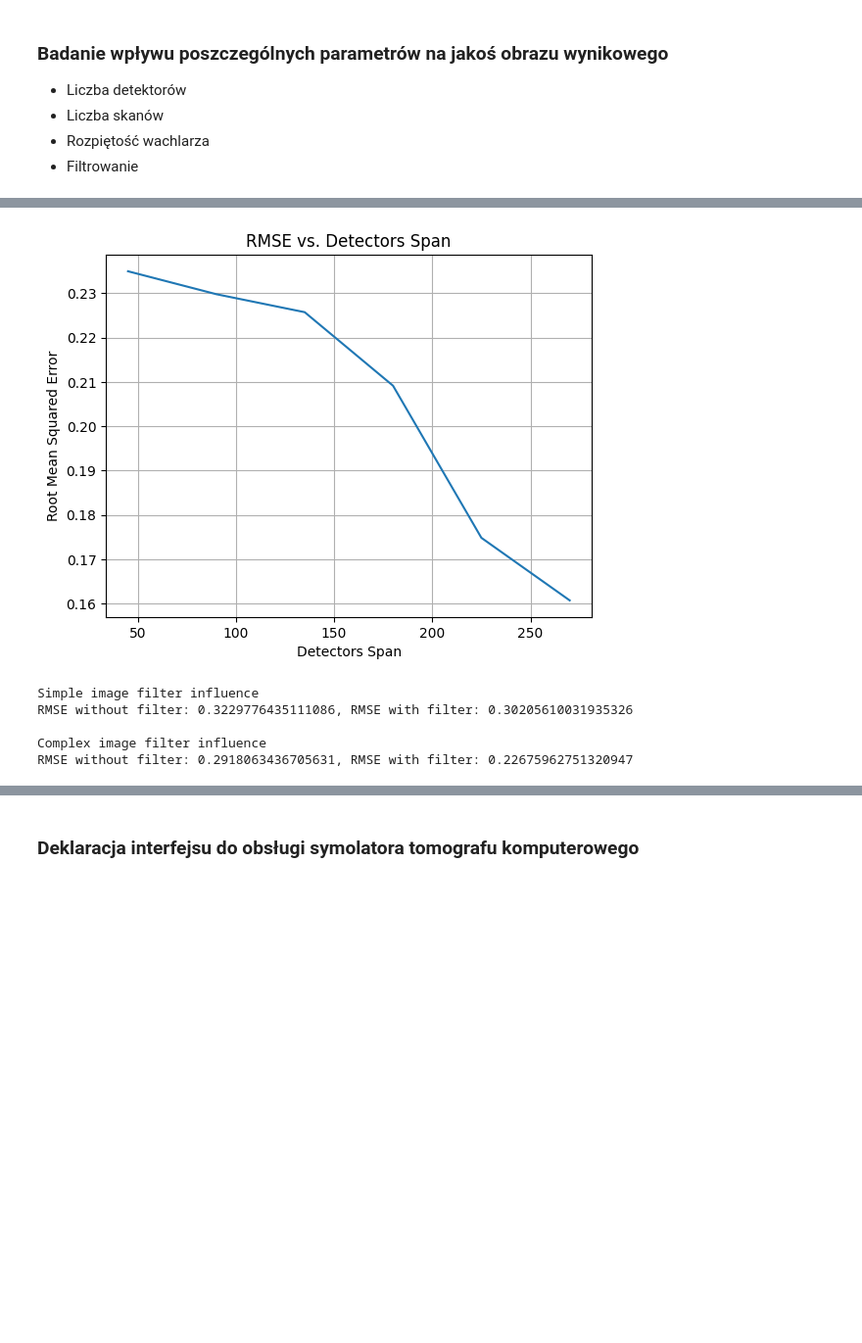
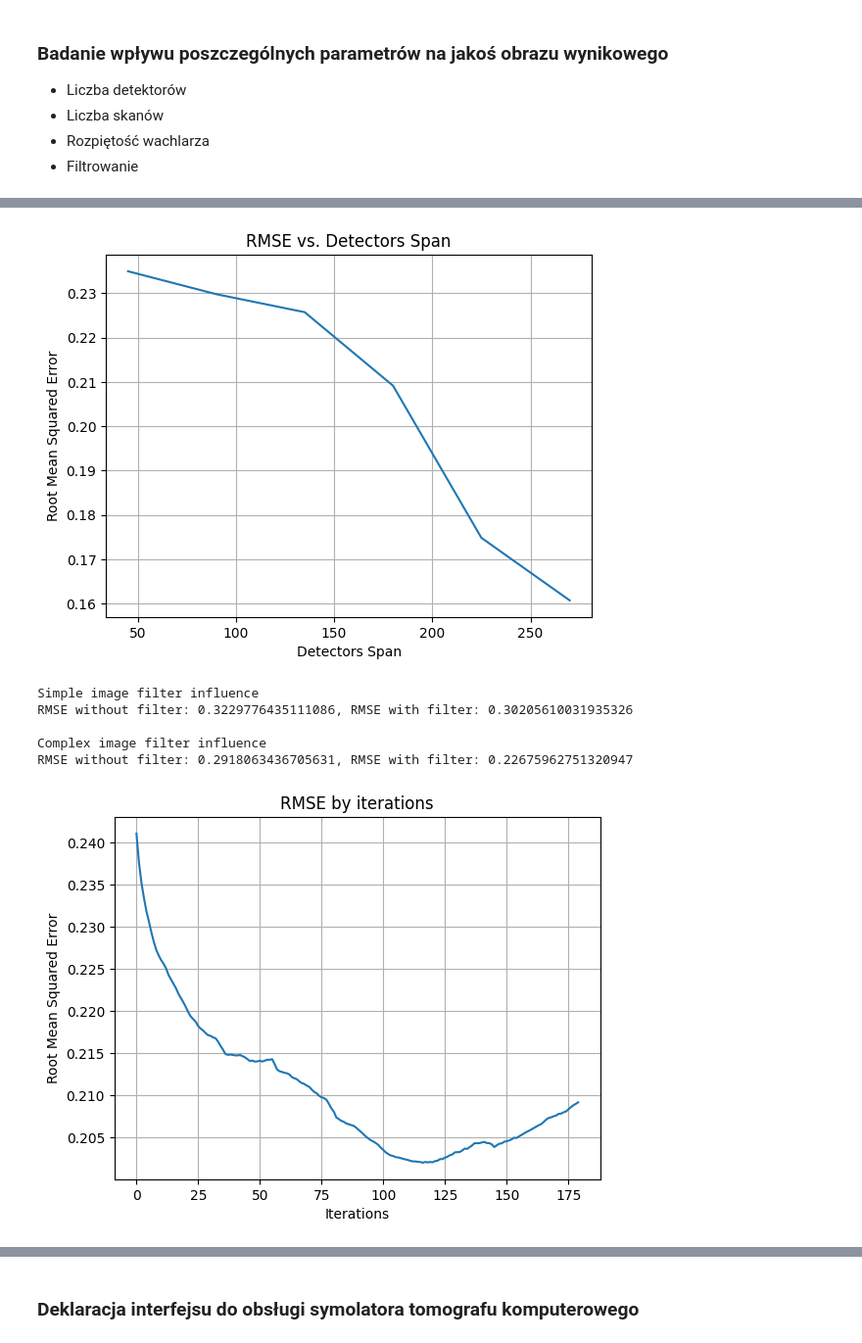
Before and after one commit to Mikokii/Tomograph-Simulator, a Jupyter notebook: tomograph_simulator.ipynb, the cells around one changed output, grey strips where cells are left out. Shown at 98% size. Cells and saved outputs as stored; diff of their text form; code cells hidden in the pictures; blank space fills up the shorter version.

```diff
--- a/tomograph_simulator.ipynb
+++ b/tomograph_simulator.ipynb
@@ -576,33 +576,57 @@ step = 1
 detectors_span = 270
 detectors_number = 360
 
 sinogram, resized_shape = radonTransform(bitmap, step, detectors_span, detectors_number)
 
 inversed_bitmap = inverseRadonTransform(sinogram, resized_shape, detectors_span)
 inversed_bitmap = cropToOriginal(inversed_bitmap, original_shape_a, original_shape_b)
 normalized_inversed_bitmap = normalizeImage(inversed_bitmap)
 
 sinogram_cp = sinogram.copy()
 sinogram_filtered = filtering(sinogram_cp, 21)
 
 inversed_bitmap_filtered = inverseRadonTransform(sinogram_filtered, resized_shape, detectors_span)
 inversed_bitmap_filtered = cropToOriginal(inversed_bitmap_filtered, original_shape_a, original_shape_b)
 normalized_inversed_bitmap_filtered = normalizeImage(inversed_bitmap_filtered)
 
 rmse_no_filter = rootMeanSquaredError(bitmap, normalized_inversed_bitmap)
 rmse_filter = rootMeanSquaredError(bitmap, normalized_inversed_bitmap_filtered)
 
 print('Complex image filter influence')
 print(f'RMSE without filter: {rmse_no_filter}, RMSE with filter: {rmse_filter}\n')
+
+# RMSE by iteration
+
+span_range = range(45, 271, 45)
+rmse_iterations = []
+
+sinogram, resized_shape = radonTransform(bitmap, default_step, default_detectors_span, default_detectors_number)
+
+sinogram = filtering(sinogram, 21)
+
+inversed_bitmap = inverseRadonTransform(sinogram, resized_shape, default_detectors_span)
+inversed_bitmap = cropToOriginal(inversed_bitmap, original_shape_a, original_shape_b)
+normalized_inversed_bitmap = normalizeImage(inversed_bitmap)
+
+for inversed_bitmap in inverse_radon_steps:
+    rmse_iterations.append(rootMeanSquaredError(bitmap, normalizeImage(cropToOriginal(inversed_bitmap, original_shape_a, original_shape_b))))
+
+plt.plot(range(len(inverse_radon_steps)), rmse_iterations)
+plt.xlabel('Iterations')
+plt.ylabel('Root Mean Squared Error')
+plt.title('RMSE by iterations')
+plt.grid(True)
+plt.show()
 # %% [output]
 [figure]
 [figure]
 [figure]
 Simple image filter influence
 RMSE without filter: 0.3229776435111086, RMSE with filter: 0.30205610031935326
 
 Complex image filter influence
 RMSE without filter: 0.2918063436705631, RMSE with filter: 0.22675962751320947
+[figure, added]
 # %% [markdown]
 * Liczba detektorów <br>
 Obliczenia RMSE zgadzają się z subiektywną oceną obrazu. Zwiększanie liczby detektorów powoduje coraz mocniejsze rozświetlenie obrazu i coraz widoczniejsze stają się promienie dookoła oryginalnego obrazu. Zmiana obróbki finalnego obrazu mogłaby pomóc z tym problemem, jednak przy obecnej implementacji lepiej sprawdzają się mniejsze liczby detektorów (do minimalnej wartości 90, gdyż poniżej tej wartości obrazy stają się już niewyraźne).
```
Also changed, not shown: parts of 1 cell of this notebook.
